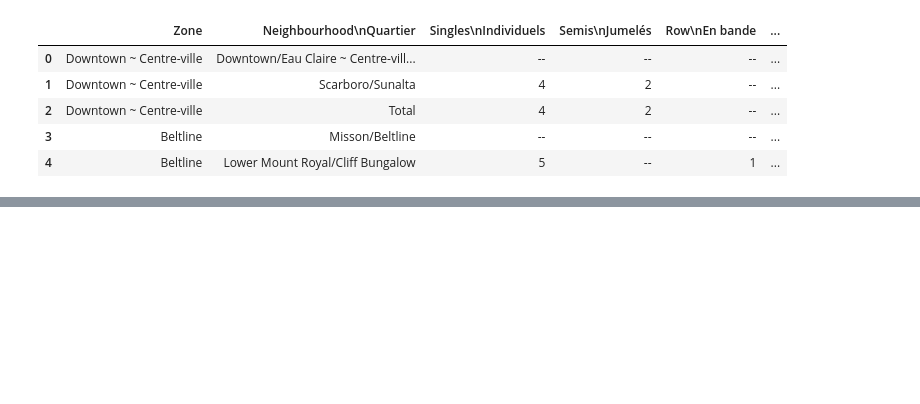
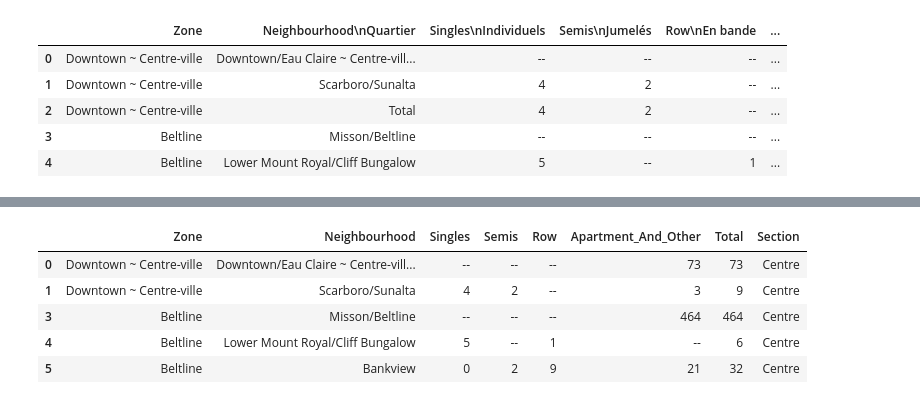
Before and after one commit to jaykayso/glamorgan, a Jupyter notebook: calgary_five.ipynb, the cells around one changed output, grey strips where cells are left out. Cells and saved outputs as stored; diff of their text form; code cells hidden in the pictures; blank space fills up the shorter version.

```diff
--- a/calgary_five.ipynb
+++ b/calgary_five.ipynb
@@ -31,0 +100,9 @@ df = df.rename(columns = {'Neighbourhood\nQuartier' : 'Neighbourhood', 'Singles\
+# %%
+df.head()
+# %% [output]
+|  | Zone | Neighbourhood | Singles | Semis | Row | Apartment_And_Other | Total | Section |
+| 0 | Downtown ~ Centre-ville | Downtown/Eau Claire ~ Centre-vill... | -- | -- | -- | 73 | 73 | Centre |
+| 1 | Downtown ~ Centre-ville | Scarboro/Sunalta | 4 | 2 | -- | 3 | 9 | Centre |
+| 3 | Beltline | Misson/Beltline | -- | -- | -- | 464 | 464 | Centre |
+| 4 | Beltline | Lower Mount Royal/Cliff Bungalow | 5 | -- | 1 | -- | 6 | Centre |
+| 5 | Beltline | Bankview | 0 | 2 | 9 | 21 | 32 | Centre |
```
Also changed, not shown: parts of 20 cells of this notebook, 2 other files.
